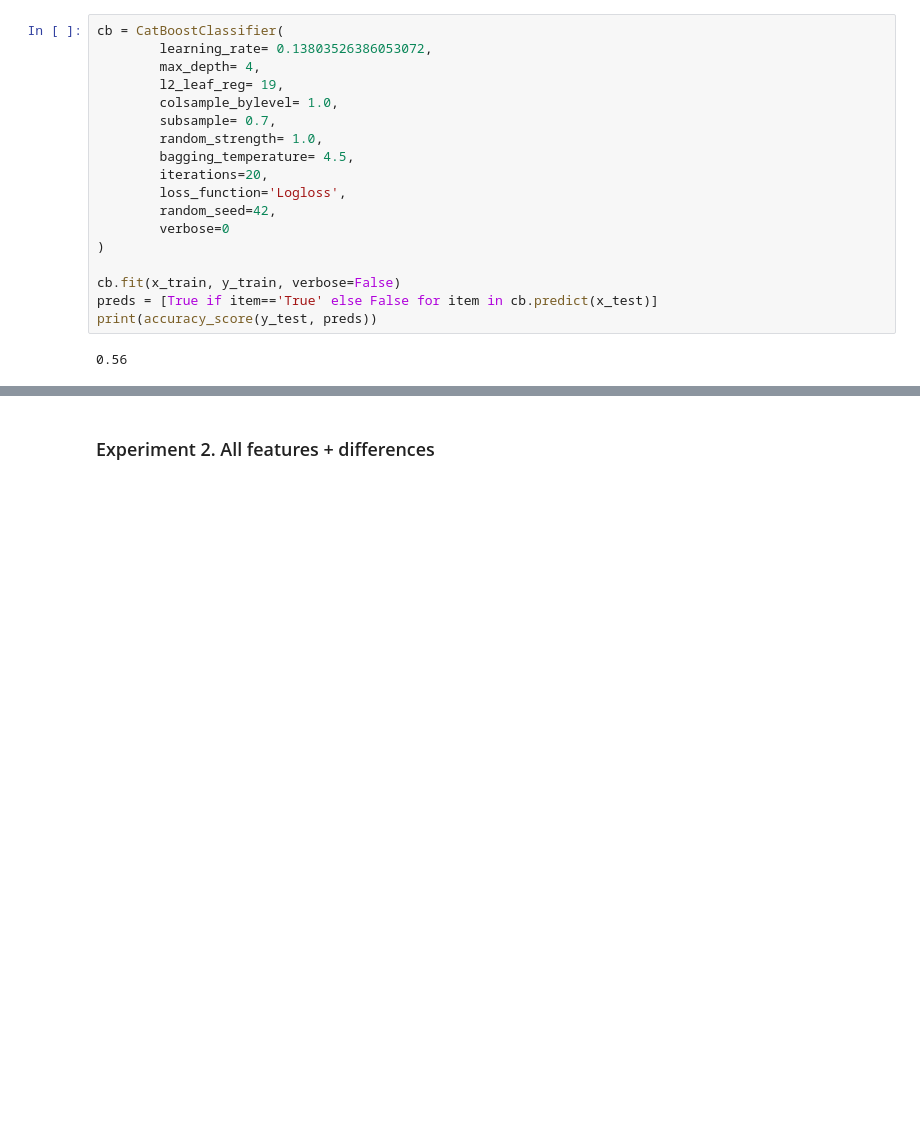
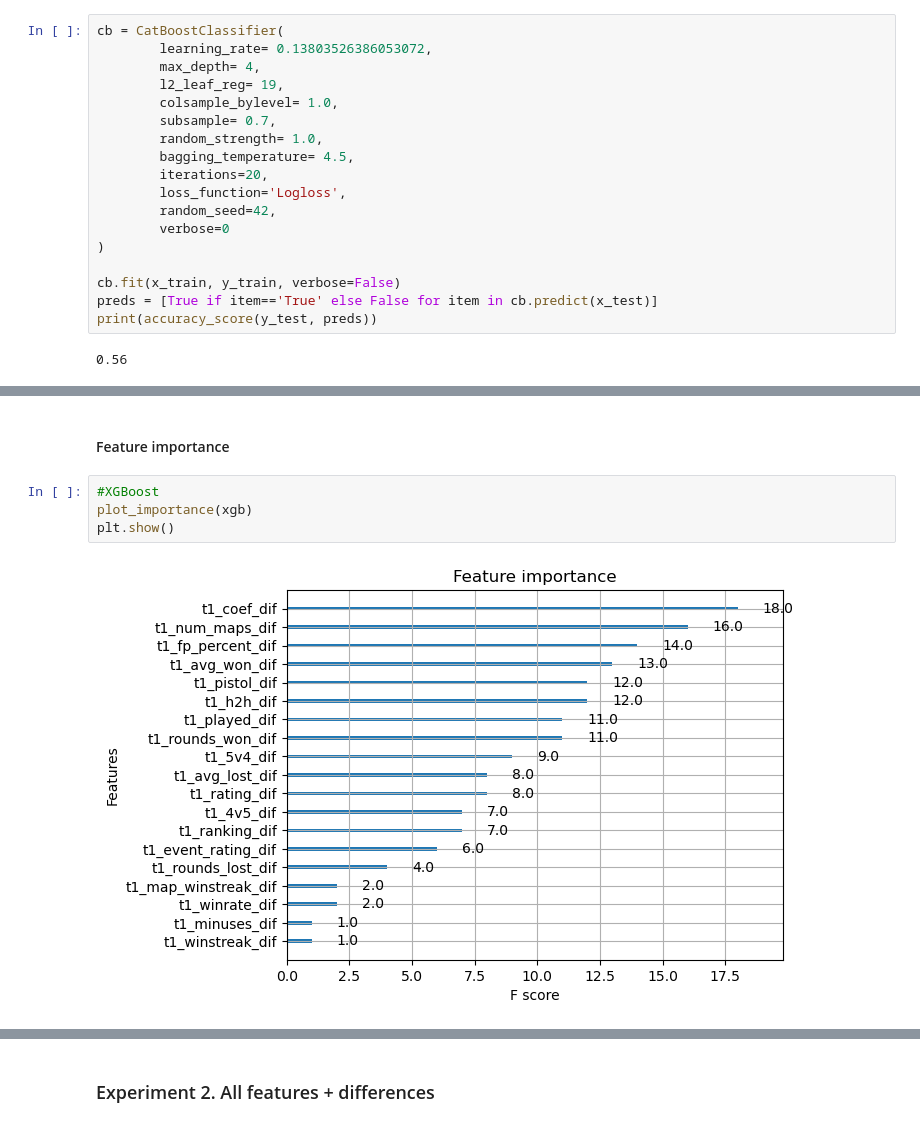
Before and after one commit to point516/hope, a Jupyter notebook: main.ipynb, the cells around one changed output, grey strips where cells are left out. Drawn from its saved outputs; the diff is of its cells as text; blank space fills up the shorter version.

Commit message:
test k-best feature selection; add feature importance

```diff
--- a/main.ipynb
+++ b/main.ipynb
@@ -513,0 +528,8 @@ print(accuracy_score(y_test, preds))
+# %% [markdown]
+#### Feature importance
+# %%
+#XGBoost
+plot_importance(xgb)
+plt.show()
+# %% [output]
+[figure, added]
```
Also changed, not shown: parts of 28 cells of this notebook.
